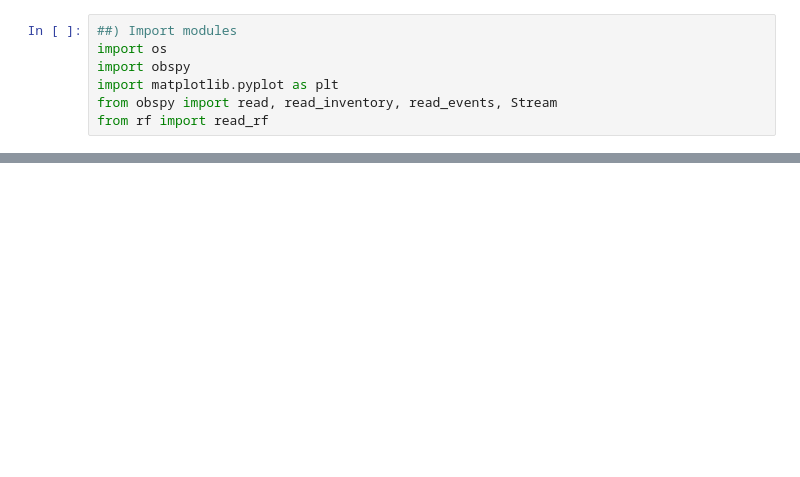
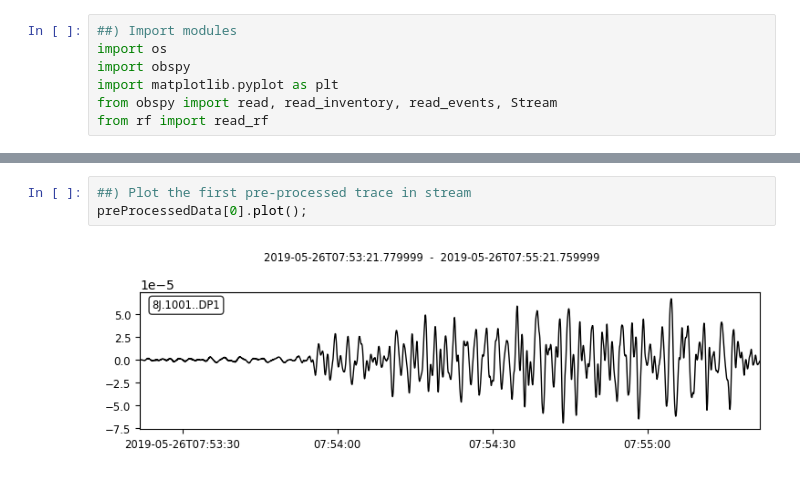
Before and after one commit to Evans-Onyango/kodiak_rf_project, a Jupyter notebook: kodiak_stations_events_data.ipynb, the cells around one changed output, grey strips where cells are left out. Cells and saved outputs as stored; diff of their text form; blank space fills up the shorter version.

```diff
--- a/kodiak_stations_events_data.ipynb
+++ b/kodiak_stations_events_data.ipynb
@@ -35,0 +112,5 @@ print(catalog)
+# %%
+##) Plot the first pre-processed trace in stream
+preProcessedData[0].plot();
+# %% [output]
+[figure, added]
```
Also changed, not shown: parts of 9 cells of this notebook.
